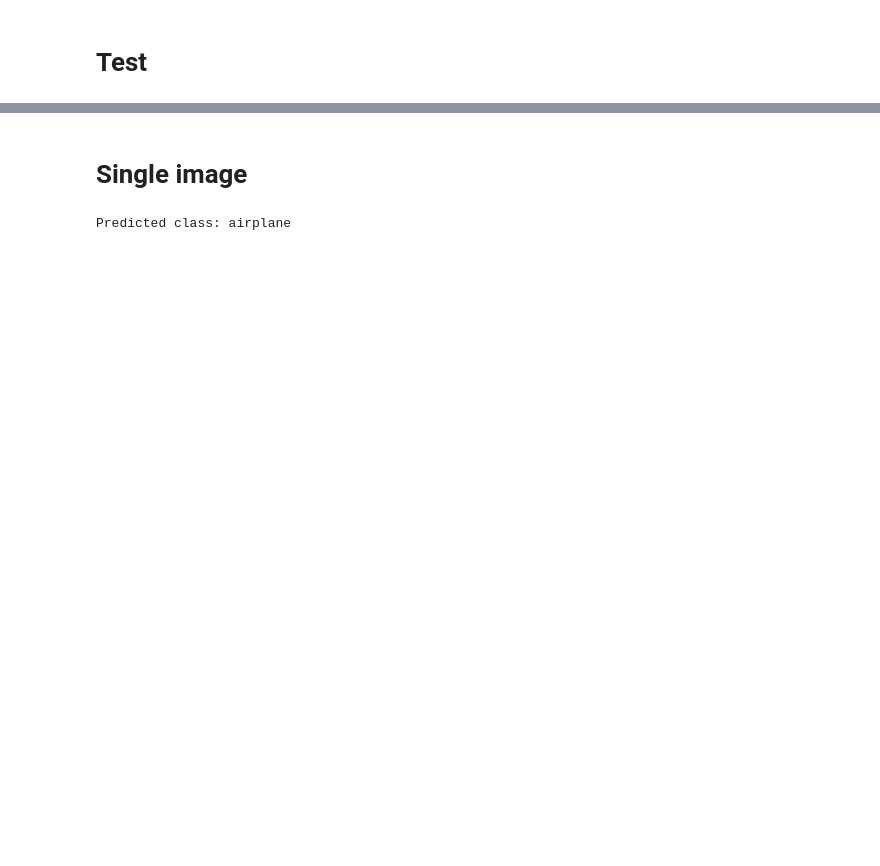
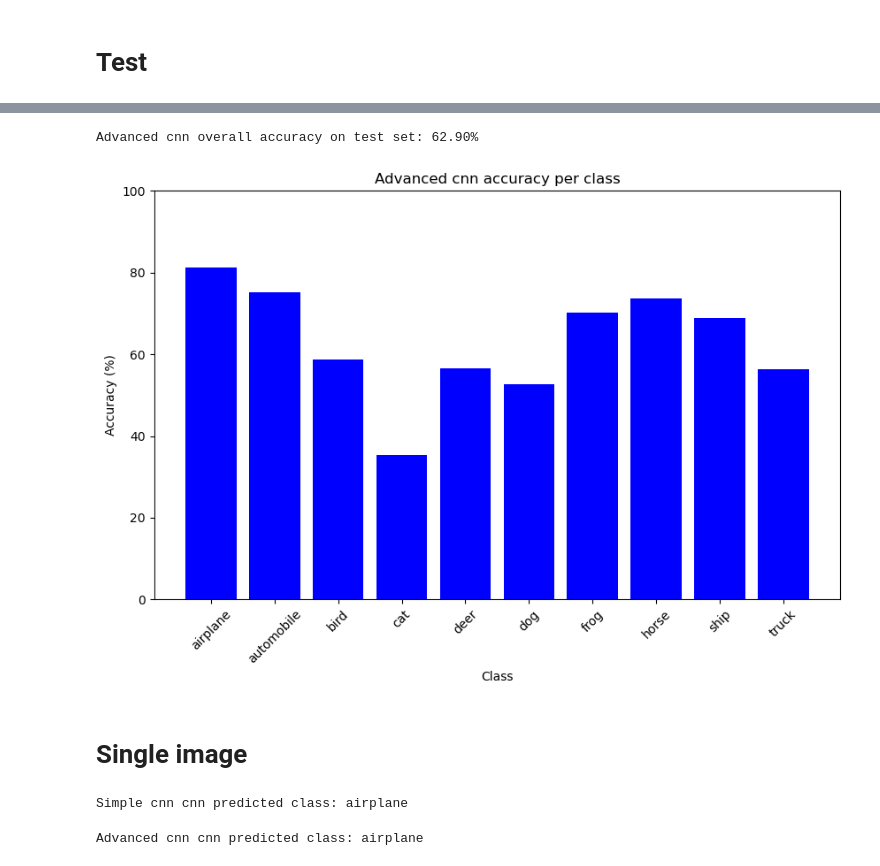
Before and after one commit to wojtek2288/dlm1, a Jupyter notebook: main.ipynb, the cells around one changed output, grey strips where cells are left out. Cells and saved outputs as stored; diff of their text form; code cells hidden in the pictures; blank space fills up the shorter version.

```diff
--- a/main.ipynb
+++ b/main.ipynb
@@ -7,3 +9,11 @@ from torchvision import datasets, transforms
+# %%
+CINIC_10_FOLDER_PATH = 'CINIC-10'
+IMAGE_PATH = f'{CINIC_10_FOLDER_PATH}\\test\\airplane\\cifar10-test-3.png'
+NUMBER_OF_CLASSES = 10
+LEARNING_RATE = 0.001
+BATCH_SIZE = 64
+DROPOUT = 0.25
+EPOCHS = 5
 # %%
 print("Is gpu available: " + str(torch.cuda.is_available()))
 # %% [output]
@@ -93,2 +111,4 @@ Epoch 5/5, Loss: 0.9163295030593872
+# %%
+train(model2, optimizer2)
 # %% [markdown]
 # Test
@@ -111,41 +152,35 @@ Accuracy on test set: 56.577777777777776%
+# %%
+test_and_plot(model2)
+# %% [output]
+Advanced cnn overall accuracy on test set: 62.90%
+[figure, added]
 # %% [markdown]
 # Single image
 # %%
-from PIL import Image
-
-def predict_single_image(image_path, model, class_names, device):
-    # Load the image
+def predict_single_image(image_path, model):
     image = Image.open(image_path).convert('RGB')
 
-    # Apply the same transformations as used for the training images
     transform = transforms.Compose([
         transforms.Resize((64, 64)),
         transforms.ToTensor(),
         transforms.Normalize((0.5, 0.5, 0.5), (0.5, 0.5, 0.5))
     ])
 
-    # Transform the image
-    image = transform(image).unsqueeze(0)  # Add batch dimension
-
-    # Move the image to the same device as the model
+    image = transform(image).unsqueeze(0)
     image = image.to(device)
 
-    # Set the model to evaluation mode and get prediction
     model.eval()
     with torch.no_grad():
         output = model(image)
         _, predicted = torch.max(output, 1)
 
-    # Convert the prediction index to a class name
-    class_name = class_names[predicted.item()]
-    return class_name
-
-# Get class names from the dataset
-class_names = test.classes
-
-# Example usage
-image_path = 'CINIC-10\\test\\airplane\\cifar10-test-3.png'
-predicted_class = predict_single_image(image_path, model, class_names, device)
-print(f'Predicted class: {predicted_class}')
+    class_name = test_dataset.classes[predicted.item()]
+    print(f'{model.name} cnn predicted class: {class_name}')
-# %% [output]
-Predicted class: airplane
+# %%
+predict_single_image(IMAGE_PATH, model1)
+# %% [output]
+Simple cnn cnn predicted class: airplane
+# %%
+predict_single_image(IMAGE_PATH, model2)
+# %% [output]
+Advanced cnn cnn predicted class: airplane
```
Also changed, not shown: parts of 9 cells of this notebook.
